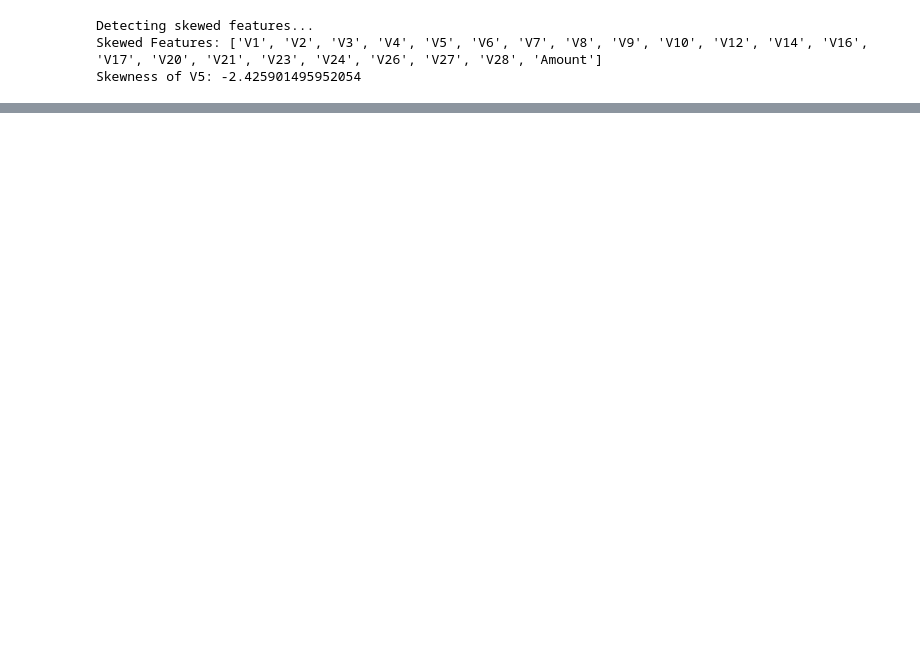
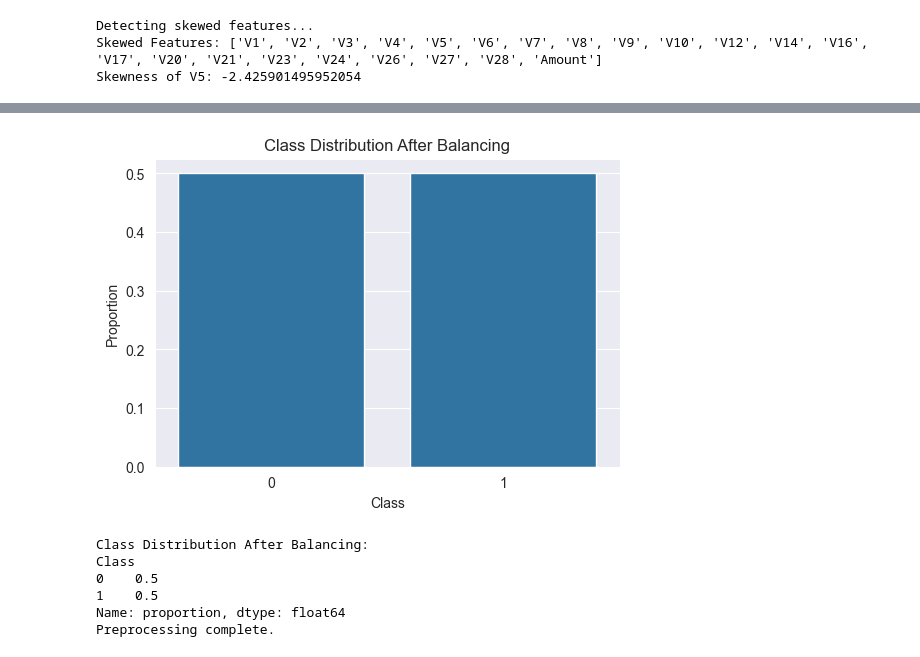
Before and after one commit to guyreuveni33/Tabular-Data-Science-Final-Research-Project, a Jupyter notebook: 21_2_2025.ipynb, the cells around one changed output, grey strips where cells are left out. Saved outputs shown, nothing was run; the diff lists cells and outputs as text; code cells hidden in the pictures; blank space fills up the shorter version.

```diff
--- a/21_2_2025.ipynb
+++ b/21_2_2025.ipynb
@@ -604,0 +176,23 @@ def run_full_pipeline(df, target_column):
+# %%
+# Show class balance after resampling
+class_counts = df[target_column].value_counts(normalize=True)
+plt.figure(figsize=(6, 4))
+sns.barplot(x=class_counts.index, y=class_counts.values)
+plt.title("Class Distribution After Balancing")
+plt.xlabel("Class")
+plt.ylabel("Proportion")
+plt.show()
+class_counts_after = df[target_column].value_counts(normalize=True)
+
+print("Class Distribution After Balancing:")
+print(class_counts_after)
+
+print("Preprocessing complete.")
+# %% [output]
+[figure, added]
+Class Distribution After Balancing:
+Class
+0    0.5
+1    0.5
+Name: proportion, dtype: float64
+Preprocessing complete.
```
Also changed, not shown: parts of 33 cells of this notebook.
